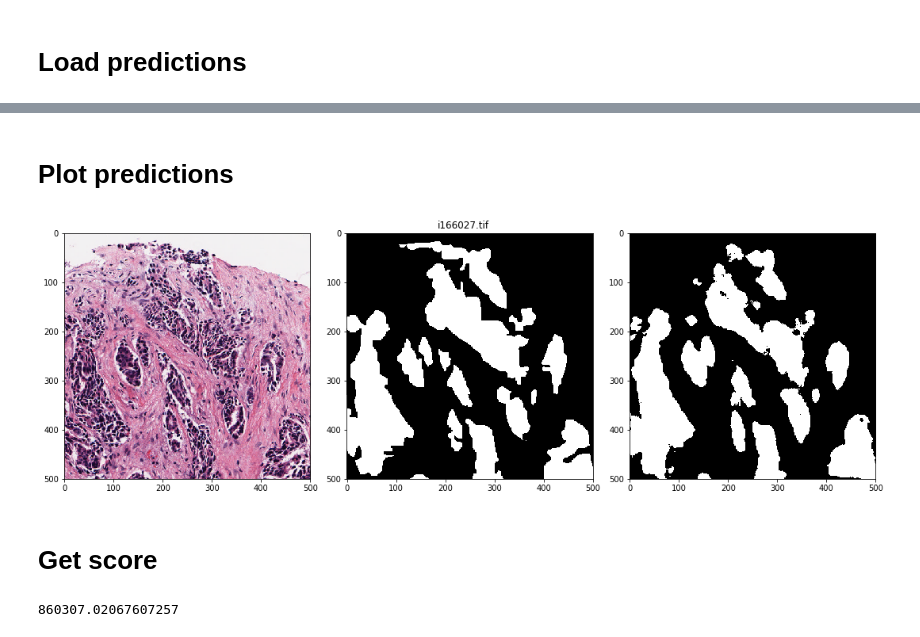
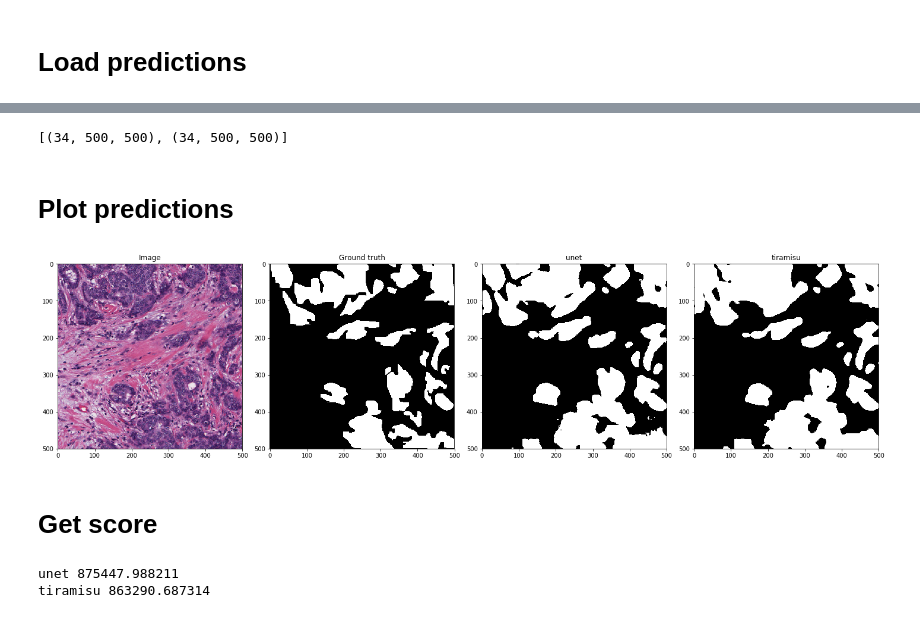
Before and after one commit to jgc128/topcoder_pathimage_segmentation, a Jupyter notebook: view_predictins.ipynb, the cells around one changed output, grey strips where cells are left out. Saved outputs shown, nothing was run; the diff lists cells and outputs as text; code cells hidden in the pictures.

```diff
--- a/view_predictins.ipynb
+++ b/view_predictins.ipynb
@@ -41,6 +41,7 @@ images.shape, masks.shape
 # %% [markdown]
 # Load predictions
 # %%
-model_name = 'unet'
+models = ['unet', 'tiramisu']
 patch_size_train = 0
 patch_size_predict = 0
+use_dice=False
@@ -58,24 +48,50 @@ predictions_mask[predictions>0.3] = 1
+# %%
+predictions = []
+for model in models:
+    filename = get_prediction_filename(model, mode, patch_size_train, patch_size_predict,fold_number, use_dice)
+    _, model_predictions = load_pickle(filename)
+
+    predictions.append(model_predictions)
+# %%
+[p.shape for p in predictions]
+# %% [output]
+[(34, 500, 500), (34, 500, 500)]
+# %%
+predictions_masks = []
+for model_predictions in predictions:
+    model_predictions_mask = np.zeros_like(model_predictions)
+    model_predictions_mask[model_predictions>0.35] = 1
+
+    predictions_masks.append(model_predictions_mask)
 # %% [markdown]
 # Plot predictions
 # %%
-i = 2
+i = 4
 
-fig, (ax1, ax2, ax3) = plt.subplots(1, 3, figsize=(15,5))
-ax1.imshow(images[i])
-ax2.imshow(masks[i], cmap='gray')
-ax3.imshow(predictions_mask[i], cmap='gray')
+fig, (ax_image, ax_groud_truth, *ax_models) = plt.subplots(1, 2 + len(models), figsize=(5 * (2 + len(models)),5))
 
-fig.suptitle(images_filename[i].name)
+ax_image.imshow(images[i])
+ax_groud_truth.imshow(masks[i], cmap='gray')
+
+ax_image.set_title('Image')
+ax_groud_truth.set_title('Ground truth')
+
+for ax, model, model_predictions in zip(ax_models, models, predictions_masks):
+    ax.imshow(model_predictions[i], cmap='gray')
+    ax.set_title(model)
 
 fig.tight_layout()
 # %% [output]
-[figure, old version]
+[figure, new version]
 # %% [markdown]
 # Get score
-# %%
-topcoder_metric(masks, predictions_mask)
-# %% [output]
-860307.02067607257
+# %%
+for model, model_predictions in zip(models, predictions_masks):
+    score = topcoder_metric(masks, model_predictions)
+    print(model, score)
+# %% [output]
+unet 875447.988211
+tiramisu 863290.687314
 # %%
 threshold_data = []
 for tr in np.arange(0.1, 1.0, 0.1):
```
Also changed, not shown: parts of 6 cells of this notebook, 5 other files.
